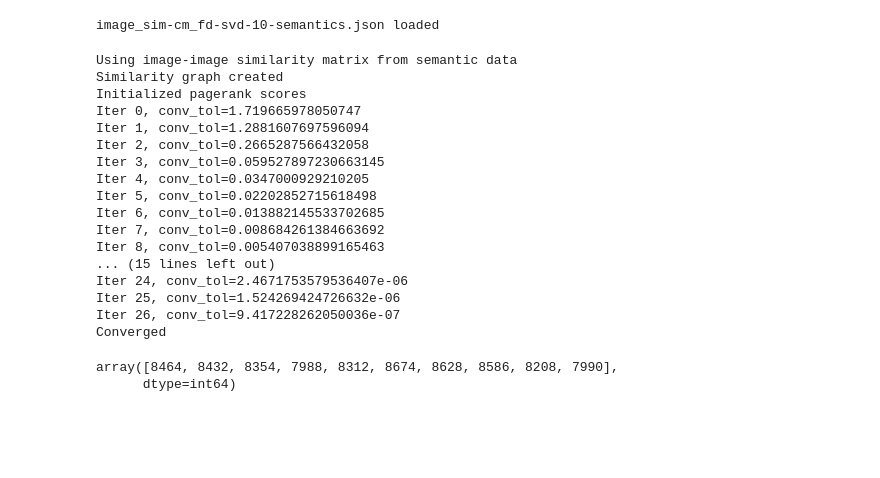
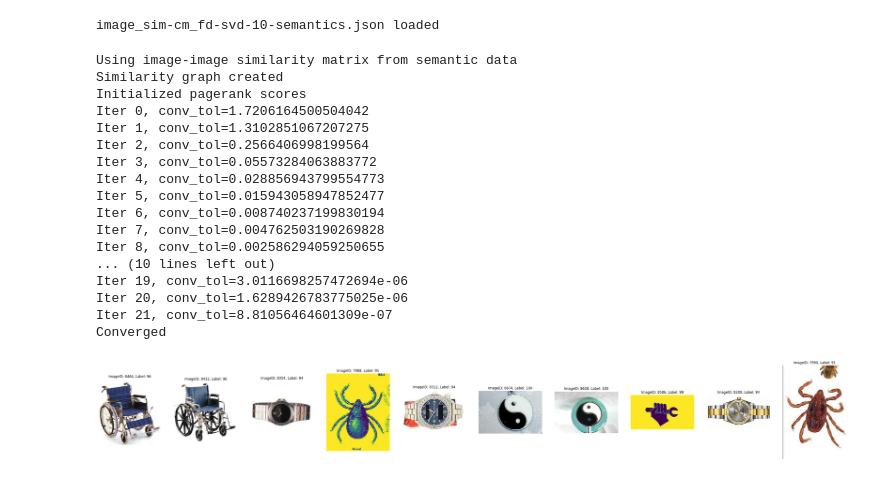
Before and after one commit to 20kaushik02/CSE515_MWDB_Project, a Jupyter notebook: Phase 2/task_11.ipynb, the cells around one changed output. Drawn from its saved outputs; the diff is of its cells as text; code cells hidden in the pictures; blank space fills up the shorter version.

Commit message:
visualized results for tasks 7-11

```diff
--- a/Phase 2/task_11.ipynb
+++ b/Phase 2/task_11.ipynb
@@ -215,7 +215,7 @@ image_sim-cm_fd-svd-10-semantics.json loaded
 if not given_ls:
     img_graph = ImageGraph(fd_collection, True)
     img_graph.create_similarity_graph(n, selected_feature_model)
-    imgs = img_graph.personalized_pagerank(l, m)
+    result = img_graph.personalized_pagerank(l, m)
 else:
     img_graph = ImageGraph(fd_collection, True)
     img_graph.create_similarity_graph(
@@ -224,27 +224,32 @@ else:
         data,
         selected_dim_reduction_method
     )
-    imgs = img_graph.personalized_pagerank(l, m)
+    result = img_graph.personalized_pagerank(l, m)
 # %% [output]
 Using image-image similarity matrix from semantic data
 Similarity graph created
 Initialized pagerank scores
-Iter 0, conv_tol=1.719665978050747
-Iter 1, conv_tol=1.2881607697596094
-Iter 2, conv_tol=0.2665287566432058
-Iter 3, conv_tol=0.059527897230663145
-Iter 4, conv_tol=0.0347000929210205
-Iter 5, conv_tol=0.02202852715618498
-Iter 6, conv_tol=0.013882145533702685
-Iter 7, conv_tol=0.008684261384663692
-Iter 8, conv_tol=0.005407038899165463
-... (15 lines left out)
-Iter 24, conv_tol=2.4671753579536407e-06
-Iter 25, conv_tol=1.524269424726632e-06
-Iter 26, conv_tol=9.417228262050036e-07
+Iter 0, conv_tol=1.7206164500504042
+Iter 1, conv_tol=1.3102851067207275
+Iter 2, conv_tol=0.2566406998199564
+Iter 3, conv_tol=0.05573284063883772
+Iter 4, conv_tol=0.028856943799554773
+Iter 5, conv_tol=0.015943058947852477
+Iter 6, conv_tol=0.008740237199830194
+Iter 7, conv_tol=0.004762503190269828
+Iter 8, conv_tol=0.002586294059250655
+... (10 lines left out)
+Iter 19, conv_tol=3.0116698257472694e-06
+Iter 20, conv_tol=1.6289426783775025e-06
+Iter 21, conv_tol=8.81056464601309e-07
 Converged
-# %%
-imgs
-# %% [output]
-array([8464, 8432, 8354, 7988, 8312, 8674, 8628, 8586, 8208, 7990],
-      dtype=int64)
+# %%
+fig, axs = plt.subplots(1, m, figsize=(48, 12))
+for idx, img_id in enumerate(result):
+    cur_img, cur_label = dataset[img_id]
+    axs[idx].imshow(transforms.ToPILImage()(cur_img))
+    axs[idx].set_title("ImageID: {}, Label: {}".format(img_id, cur_label))
+    axs[idx].axis("off")
+plt.show()
+# %% [output]
+[figure, added]
```
Also changed, not shown: 4 other files.
